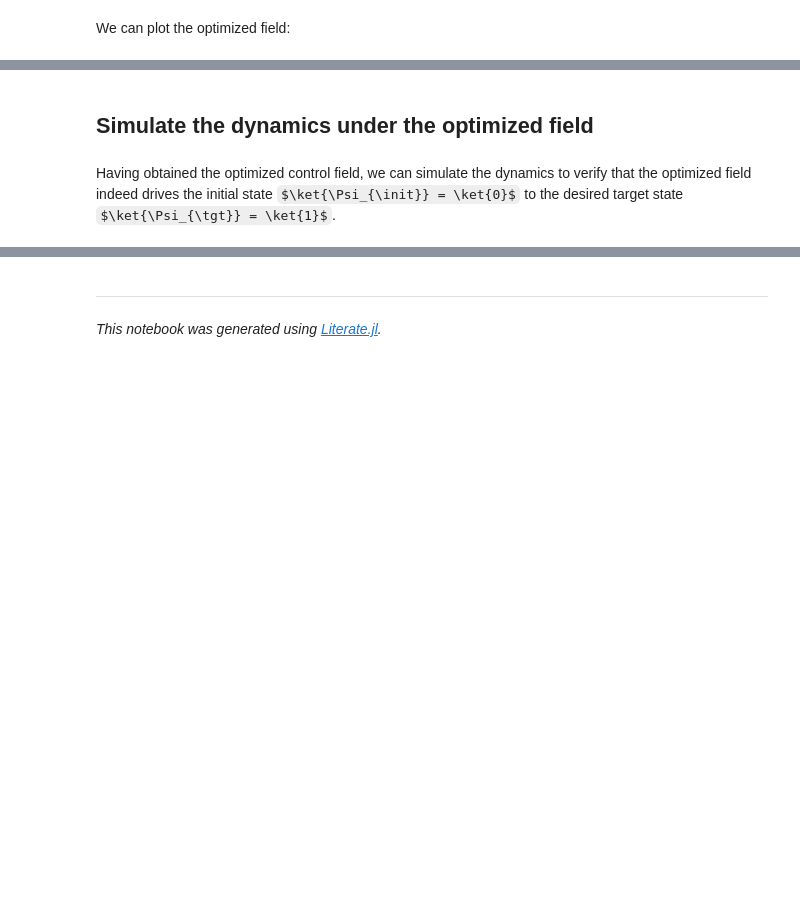
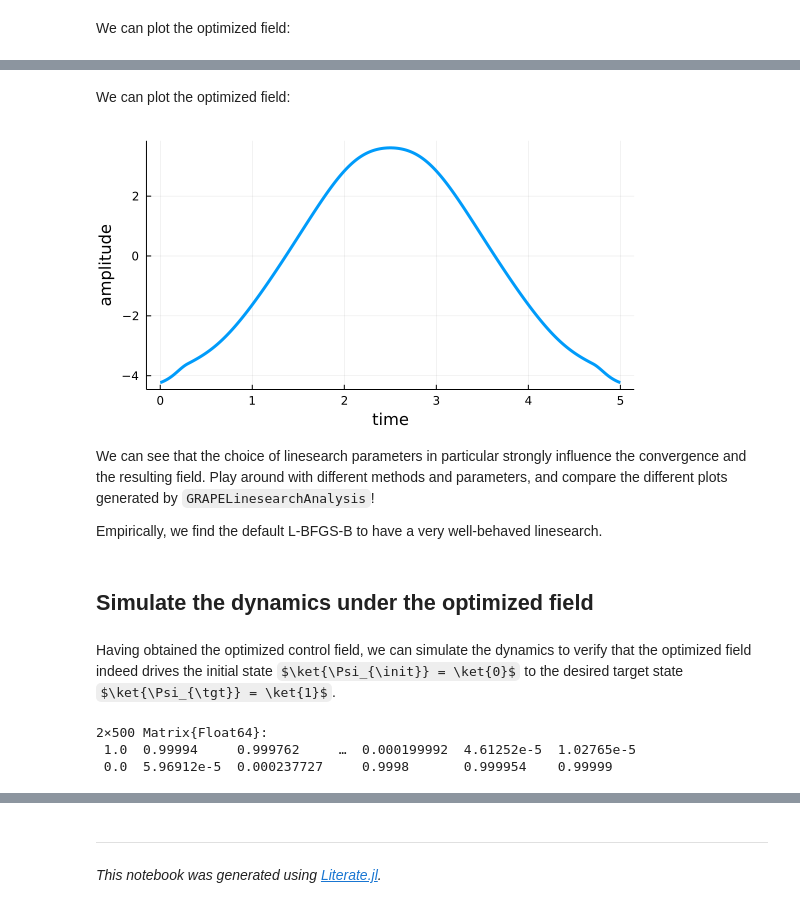
Before and after one commit to JuliaQuantumControl/GRAPE.jl, a Jupyter notebook: dev/examples/simple_state_to_state.ipynb, the cells around one changed output, grey strips where cells are left out. Cells and saved outputs as stored; diff of their text form; code cells hidden in the pictures; some formulas as TeX source; blank space fills up the shorter version.

```diff
--- a/dev/examples/simple_state_to_state.ipynb
+++ b/dev/examples/simple_state_to_state.ipynb
@@ -176,0 +215,15 @@ fig = plot_control(opt_result.optimized_controls[1], tlist)
+# %%
+opt_result_OptimLBFGS, file = @optimize_or_load(
+    datadir("TLS"),
+    problem,
+    method = :grape,
+    filename = "opt_result_OptimLBFGS.jld2",
+    info_hook = chain_infohooks(
+        GRAPELinesearchAnalysis.plot_linesearch(datadir("TLS", "Linesearch", "OptimLBFGS")),
+        QuantumControl.GRAPE.print_table,
+    ),
+    optimizer = Optim.LBFGS(;
+        alphaguess=LineSearches.InitialStatic(alpha=0.2),
+        linesearch=LineSearches.HagerZhang(alphamax=2.0)
+    )
+);
@@ -177,17 +261,28 @@ fig = plot_control(opt_result.optimized_controls[1], tlist)
+# %% [markdown]
+We can plot the optimized field:
+# %%
+fig = plot_control(opt_result_OptimLBFGS.optimized_controls[1], tlist)
+# %% [output]
+[figure, added]
+# %% [markdown]
+We can see that the choice of linesearch parameters in particular strongly influence the convergence and the resulting field. Play around with different methods and parameters, and compare the different plots generated by `GRAPELinesearchAnalysis`!
+
+Empirically, we find the default L-BFGS-B to have a very well-behaved linesearch.
 # %% [markdown]
 ## Simulate the dynamics under the optimized field
 # %% [markdown]
-Having obtained the optimized control field, we can simulate the dynamics to
-verify that the optimized field indeed drives the initial state
-$\ket{\Psi_{\init}} = \ket{0}$ to the desired target state
-$\ket{\Psi_{\tgt}} = \ket{1}$.
+Having obtained the optimized control field, we can simulate the dynamics to verify that the optimized field indeed drives the initial state $\ket{\Psi_{\init}} = \ket{0}$ to the desired target state $\ket{\Psi_{\tgt}} = \ket{1}$.
 # %%
 opt_dynamics = propagate_objective(
     objectives[1],
     problem.tlist;
-    controls_map=IdDict(ϵ => opt_result.optimized_controls[1]),
+    controls_map=IdDict(ϵ => opt_result_LBFGSB.optimized_controls[1]),
     storage=true,
     observables=(Ψ -> abs.(Ψ) .^ 2,)
 )
+# %% [output]
+2×500 Matrix{Float64}:
+ 1.0  0.99994     0.999762     …  0.000199992  4.61252e-5  1.02765e-5
+ 0.0  5.96912e-5  0.000237727     0.9998       0.999954    0.99999
 # %%
 fig = plot_population(opt_dynamics[1, :], opt_dynamics[2, :], tlist)
```
Also changed, not shown: parts of 40 cells of this notebook, 13 other files.
